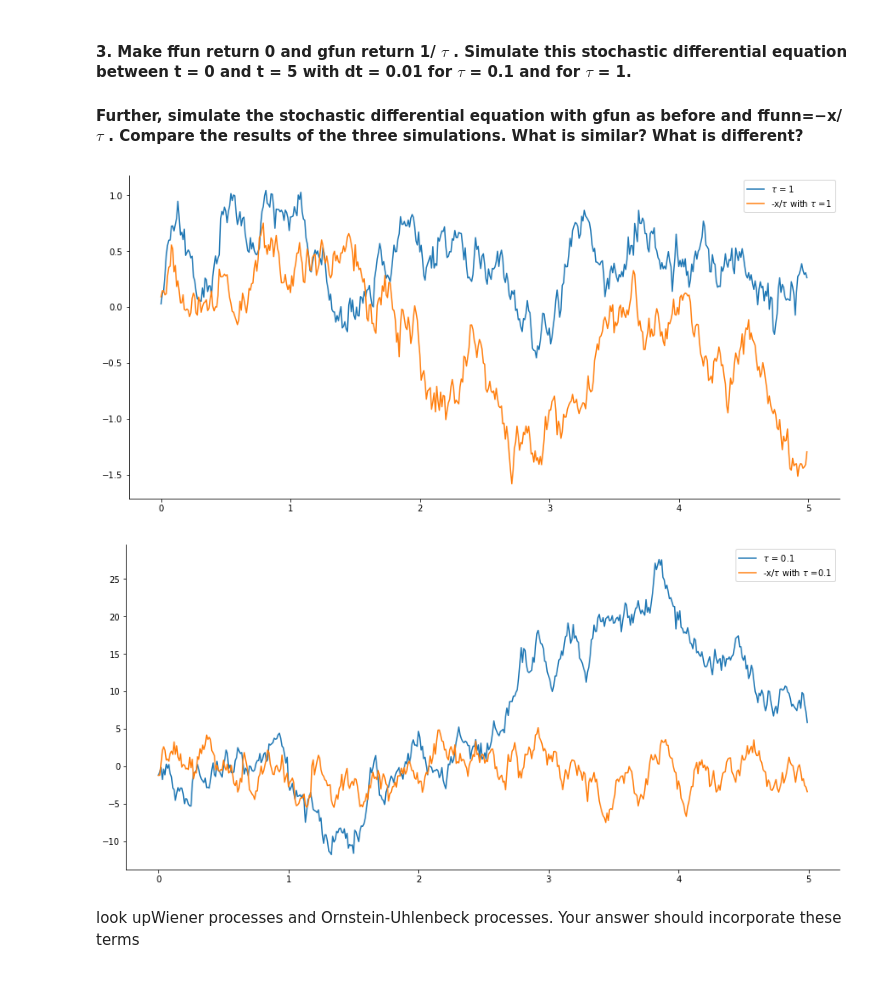
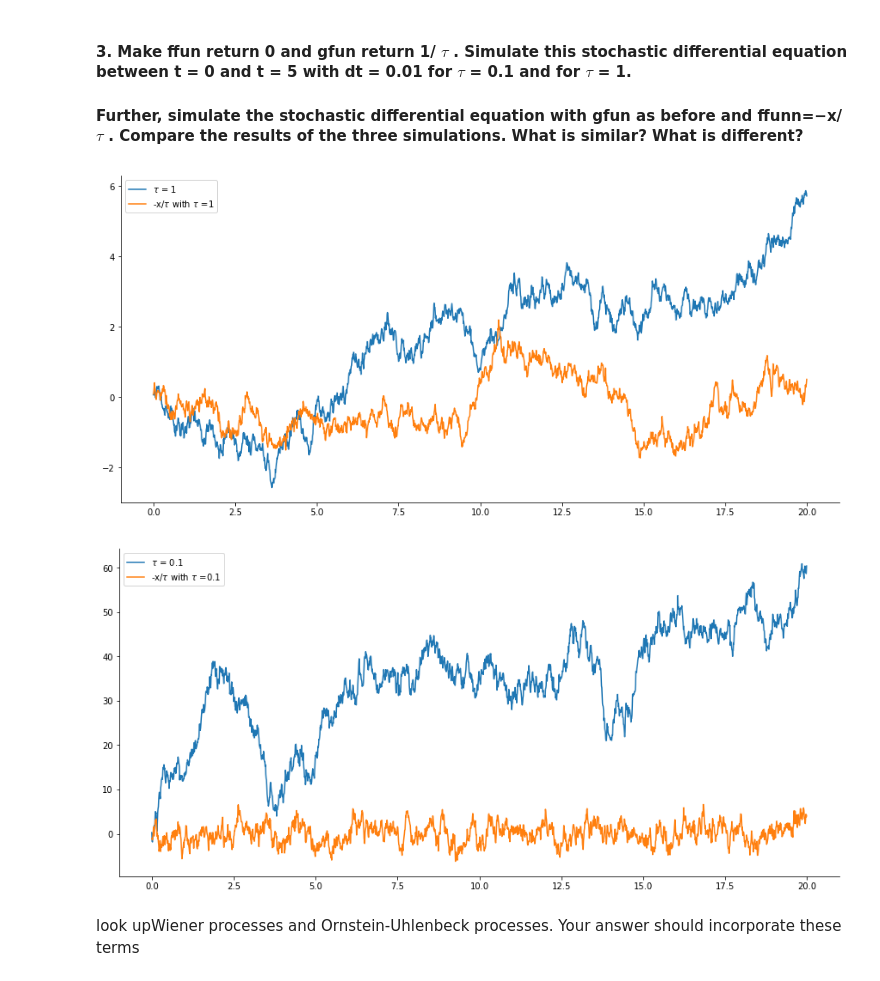
Before and after one commit to lauralopezgaldo/finalproject, a Jupyter notebook: PerceptualBistability.ipynb, the cells around one changed output. Cells and saved outputs as stored; diff of their text form; code cells hidden in the pictures.

```diff
--- a/PerceptualBistability.ipynb
+++ b/PerceptualBistability.ipynb
@@ -250,33 +228,33 @@ We can observe that we actually obtain the same result as before, because we are
 # %%
 def ffun(x0, t, **args): return [0]
 def gfun(x0, tau, **args): return (1/tau)
 
 x_0 = [0]
-t = np.arange(0,5,0.01)
+t = np.arange(0,20,0.01)
 taus = [0.1,1]
 
 plt.figure(figsize=(15,7))
 
 for n,tau_ in enumerate(taus ):
     sol = euler_maruyama(ffun, gfun , x_0, t, I1=I1, I2=I2, tau=tau_)
 
     plt.figure(n,figsize=(15,7))
     plt.plot(t,sol[0], label = "$\\tau$ = " + str(tau_))
     plt.legend();
     sns.despine();
 
 
 def ffun(x, t, tau, **args): return (-x/tau);
 
 for n,tau_ in enumerate(taus):
     sol = euler_maruyama(ffun, gfun , x_0, t, I1=I1, I2=I2, tau=tau_)
 
     plt.figure(n,figsize=(15,7))
     plt.plot(t,sol[0], label = "-x/$\\tau$ with $\\tau$ =" + str(tau_));
     plt.legend();
 # %% [output]
-[figure, old version]
+[figure, new version]
-[figure, old version]
+[figure, new version]
 # %% [markdown]
 look upWiener processes
 and Ornstein-Uhlenbeck processes. Your answer should incorporate these terms
```
Also changed, not shown: parts of 11 cells of this notebook.
